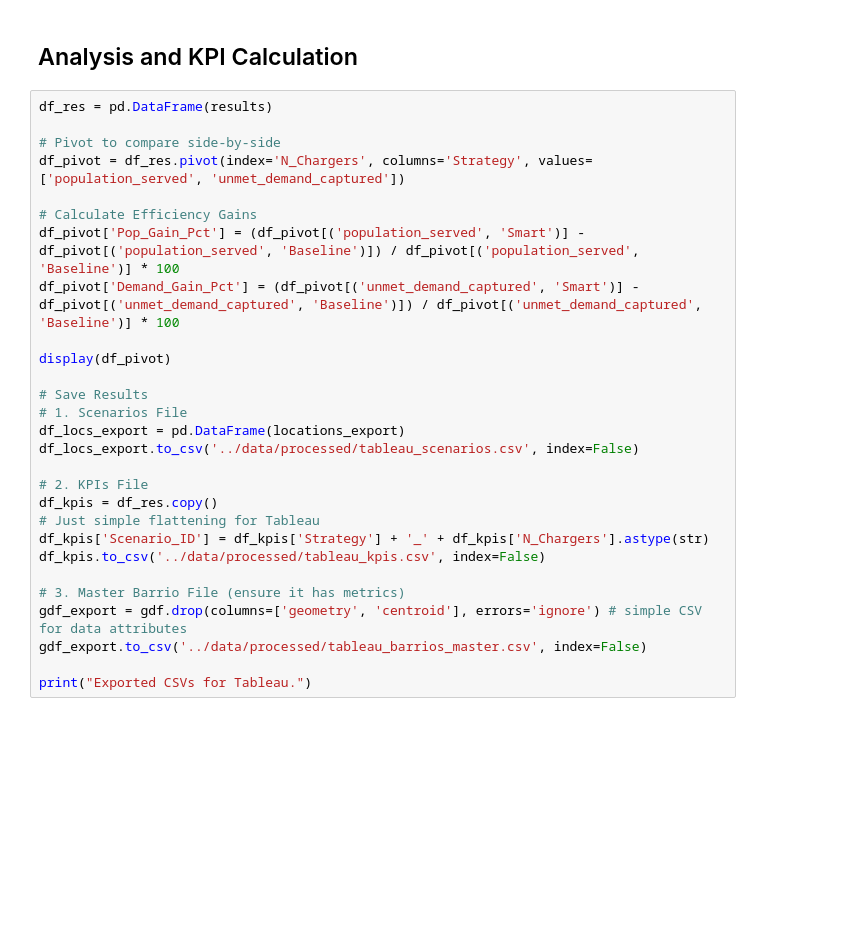
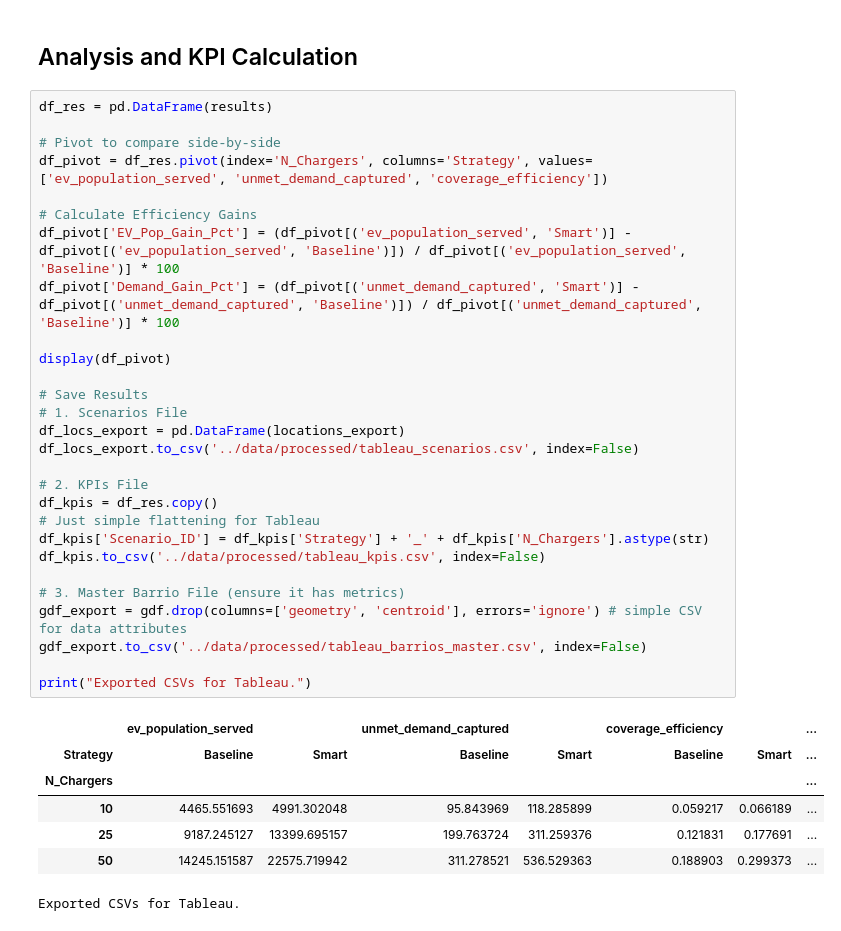
Before and after one commit to nsanvi/WIP-EV_hub_optimization, a Jupyter notebook: notebooks/05_ab_simulation.ipynb, the cells around one changed output. Drawn from its saved outputs; the diff is of its cells as text; blank space fills up the shorter version.

```diff
--- a/notebooks/05_ab_simulation.ipynb
+++ b/notebooks/05_ab_simulation.ipynb
@@ -176,28 +317,36 @@ print("Simulation Complete.")
 # %%
 df_res = pd.DataFrame(results)
 
 # Pivot to compare side-by-side
-df_pivot = df_res.pivot(index='N_Chargers', columns='Strategy', values=['population_served', 'unmet_demand_captured'])
+df_pivot = df_res.pivot(index='N_Chargers', columns='Strategy', values=['ev_population_served', 'unmet_demand_captured', 'coverage_efficiency'])
 
 # Calculate Efficiency Gains
-df_pivot['Pop_Gain_Pct'] = (df_pivot[('population_served', 'Smart')] - df_pivot[('population_served', 'Baseline')]) / df_pivot[('population_served', 'Baseline')] * 100
+df_pivot['EV_Pop_Gain_Pct'] = (df_pivot[('ev_population_served', 'Smart')] - df_pivot[('ev_population_served', 'Baseline')]) / df_pivot[('ev_population_served', 'Baseline')] * 100
 df_pivot['Demand_Gain_Pct'] = (df_pivot[('unmet_demand_captured', 'Smart')] - df_pivot[('unmet_demand_captured', 'Baseline')]) / df_pivot[('unmet_demand_captured', 'Baseline')] * 100
 
 display(df_pivot)
 
 # Save Results
 # 1. Scenarios File
 df_locs_export = pd.DataFrame(locations_export)
 df_locs_export.to_csv('../data/processed/tableau_scenarios.csv', index=False)
 
 # 2. KPIs File
 df_kpis = df_res.copy()
 # Just simple flattening for Tableau
 df_kpis['Scenario_ID'] = df_kpis['Strategy'] + '_' + df_kpis['N_Chargers'].astype(str)
 df_kpis.to_csv('../data/processed/tableau_kpis.csv', index=False)
 
 # 3. Master Barrio File (ensure it has metrics)
 gdf_export = gdf.drop(columns=['geometry', 'centroid'], errors='ignore') # simple CSV for data attributes
 gdf_export.to_csv('../data/processed/tableau_barrios_master.csv', index=False)
 
 print("Exported CSVs for Tableau.")
+# %% [output]
+|  | ev_population_served |  | unmet_demand_captured |  | coverage_efficiency |  | ... |
+| Strategy | Baseline | Smart | Baseline | Smart | Baseline | Smart | ... |
+| N_Chargers |  |  |  |  |  |  | ... |
+| 10 | 4465.551693 | 4991.302048 | 95.843969 | 118.285899 | 0.059217 | 0.066189 | ... |
+| 25 | 9187.245127 | 13399.695157 | 199.763724 | 311.259376 | 0.121831 | 0.177691 | ... |
+| 50 | 14245.151587 | 22575.719942 | 311.278521 | 536.529363 | 0.188903 | 0.299373 | ... |
+Exported CSVs for Tableau.
```
Also changed, not shown: parts of 5 cells of this notebook, 4 other files.
